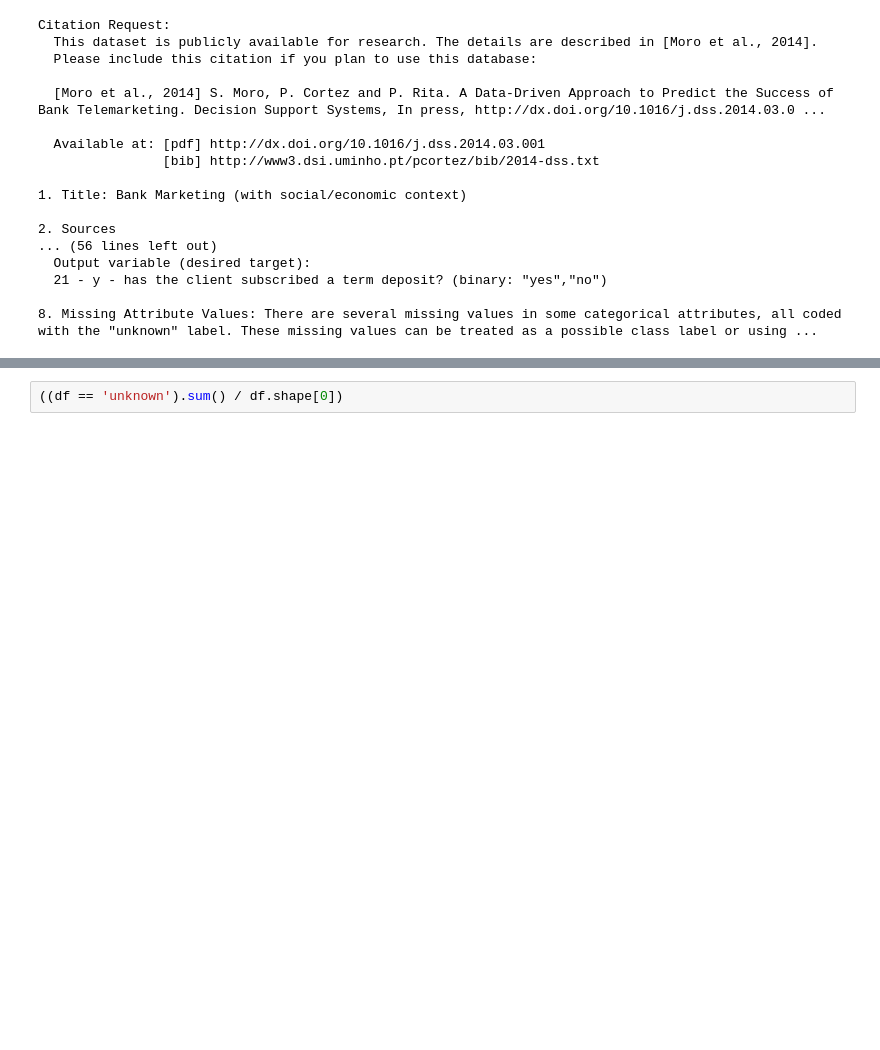
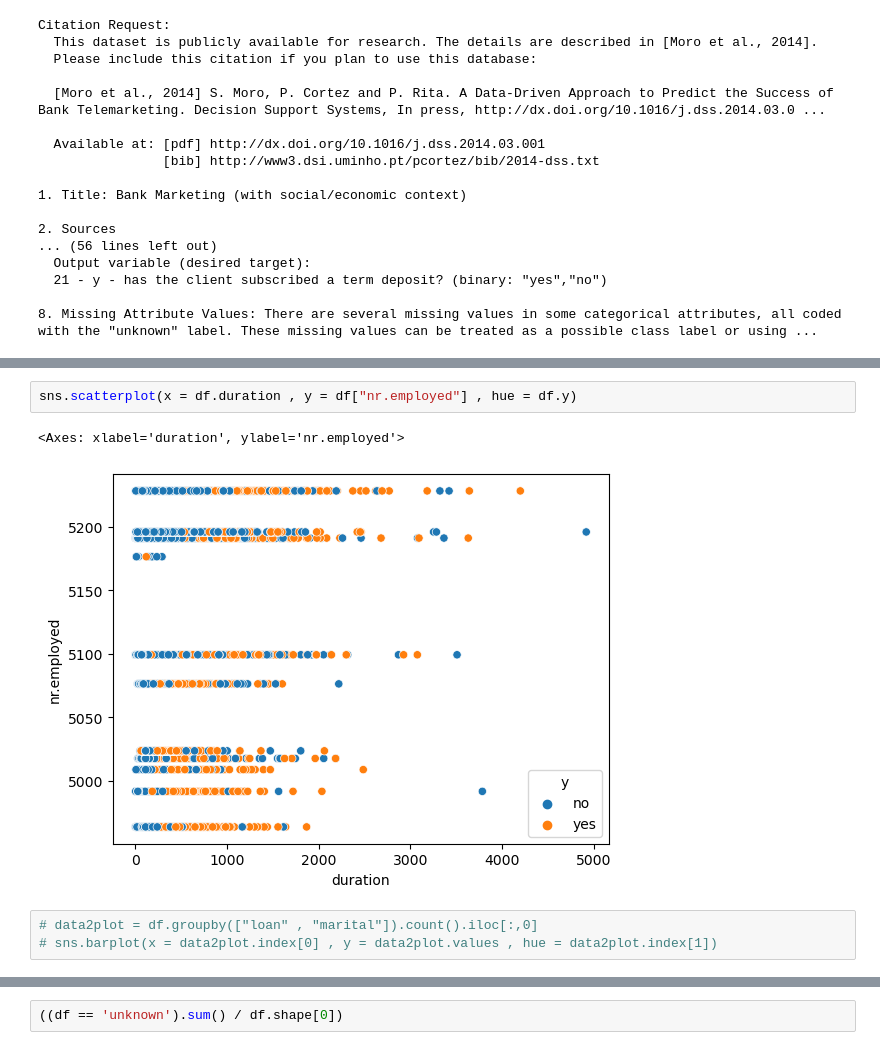
Before and after one commit to ABDULLAHHG/Market-Segmentation-with-Neural-Networks, a Jupyter notebook: Untitled.ipynb, the cells around one changed output, grey strips where cells are left out. Cells and saved outputs as stored; diff of their text form; blank space fills up the shorter version.

```diff
--- a/Untitled.ipynb
+++ b/Untitled.ipynb
@@ -33,0 +52,8 @@ SyntaxError: invalid syntax (374347020.py, line 1)
+# %%
+sns.scatterplot(x = df.duration , y = df["nr.employed"] , hue = df.y)
+# %% [output]
+<Axes: xlabel='duration', ylabel='nr.employed'>
+[figure, added]
+# %%
+# data2plot = df.groupby(["loan" , "marital"]).count().iloc[:,0]
+# sns.barplot(x = data2plot.index[0] , y = data2plot.values , hue = data2plot.index[1])
```
Also changed, not shown: parts of 15 cells of this notebook.
